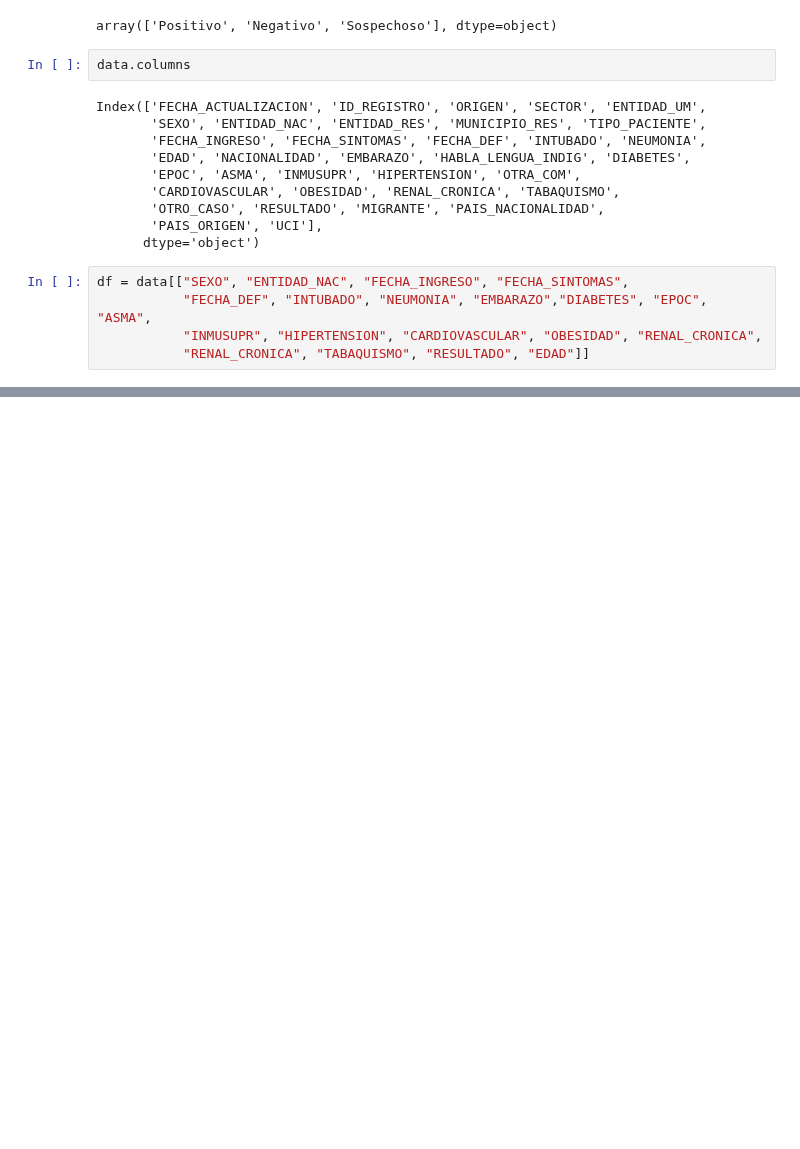
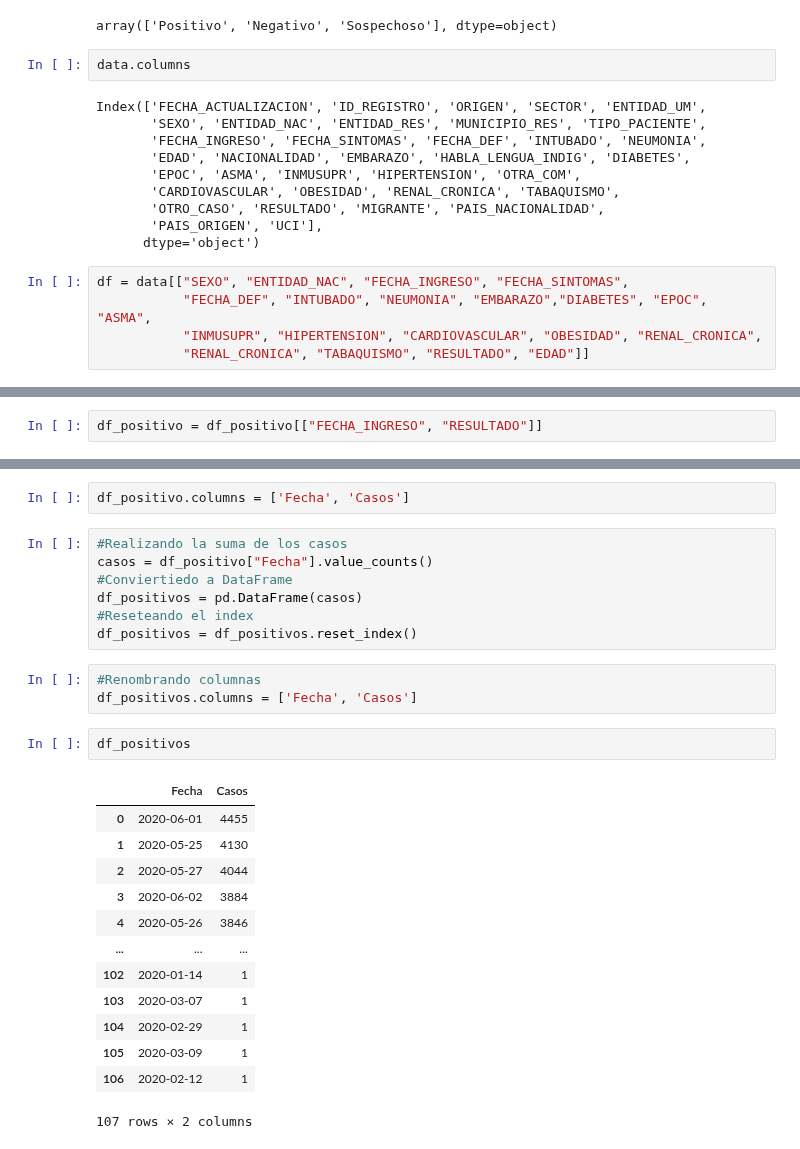
Before and after one commit to artthuro6/Covid-19, a Jupyter notebook: notebooks/General.ipynb, the cells around one changed output, grey strips where cells are left out. Cells and saved outputs as stored; diff of their text form; blank space fills up the shorter version.

```diff
--- a/notebooks/General.ipynb
+++ b/notebooks/General.ipynb
@@ -206,0 +144,2 @@ df[df["EMBARAZO"] == "Si"]
+# %%
+df_positivo = df_positivo[["FECHA_INGRESO", "RESULTADO"]]
@@ -206,0 +170,28 @@ df[df["EMBARAZO"] == "Si"]
+# %%
+df_positivo.columns = ['Fecha', 'Casos']
+# %%
+#Realizando la suma de los casos
+casos = df_positivo["Fecha"].value_counts()
+#Conviertiedo a DataFrame
+df_positivos = pd.DataFrame(casos)
+#Reseteando el index
+df_positivos = df_positivos.reset_index()
+# %%
+#Renombrando columnas
+df_positivos.columns = ['Fecha', 'Casos']
+# %%
+df_positivos
+# %% [output]
+|  | Fecha | Casos |
+| 0 | 2020-06-01 | 4455 |
+| 1 | 2020-05-25 | 4130 |
+| 2 | 2020-05-27 | 4044 |
+| 3 | 2020-06-02 | 3884 |
+| 4 | 2020-05-26 | 3846 |
+| ... | ... | ... |
+| 102 | 2020-01-14 | 1 |
+| 103 | 2020-03-07 | 1 |
+| 104 | 2020-02-29 | 1 |
+| 105 | 2020-03-09 | 1 |
+| 106 | 2020-02-12 | 1 |
+107 rows × 2 columns
```
Also changed, not shown: parts of 25 cells of this notebook.
